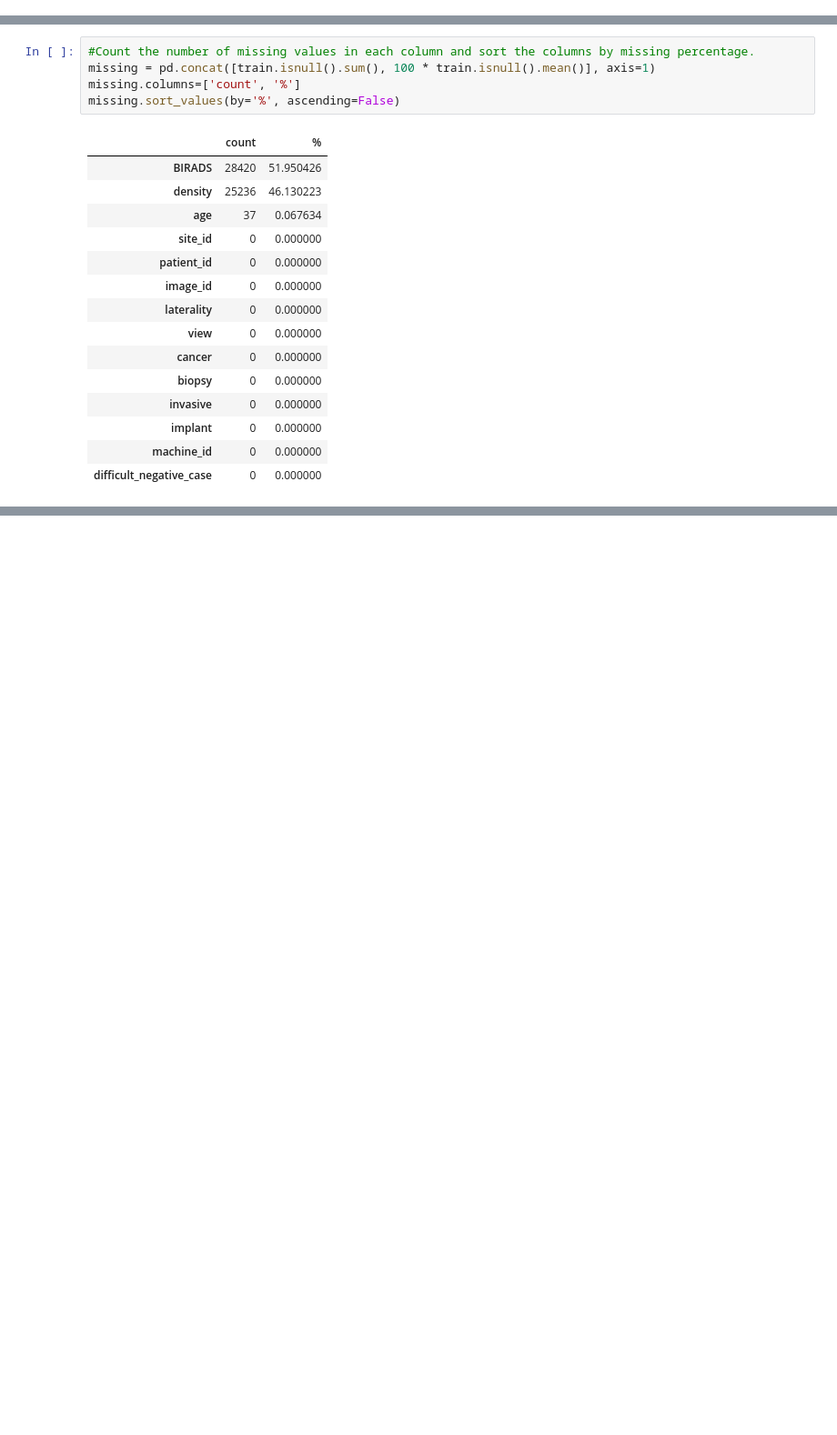
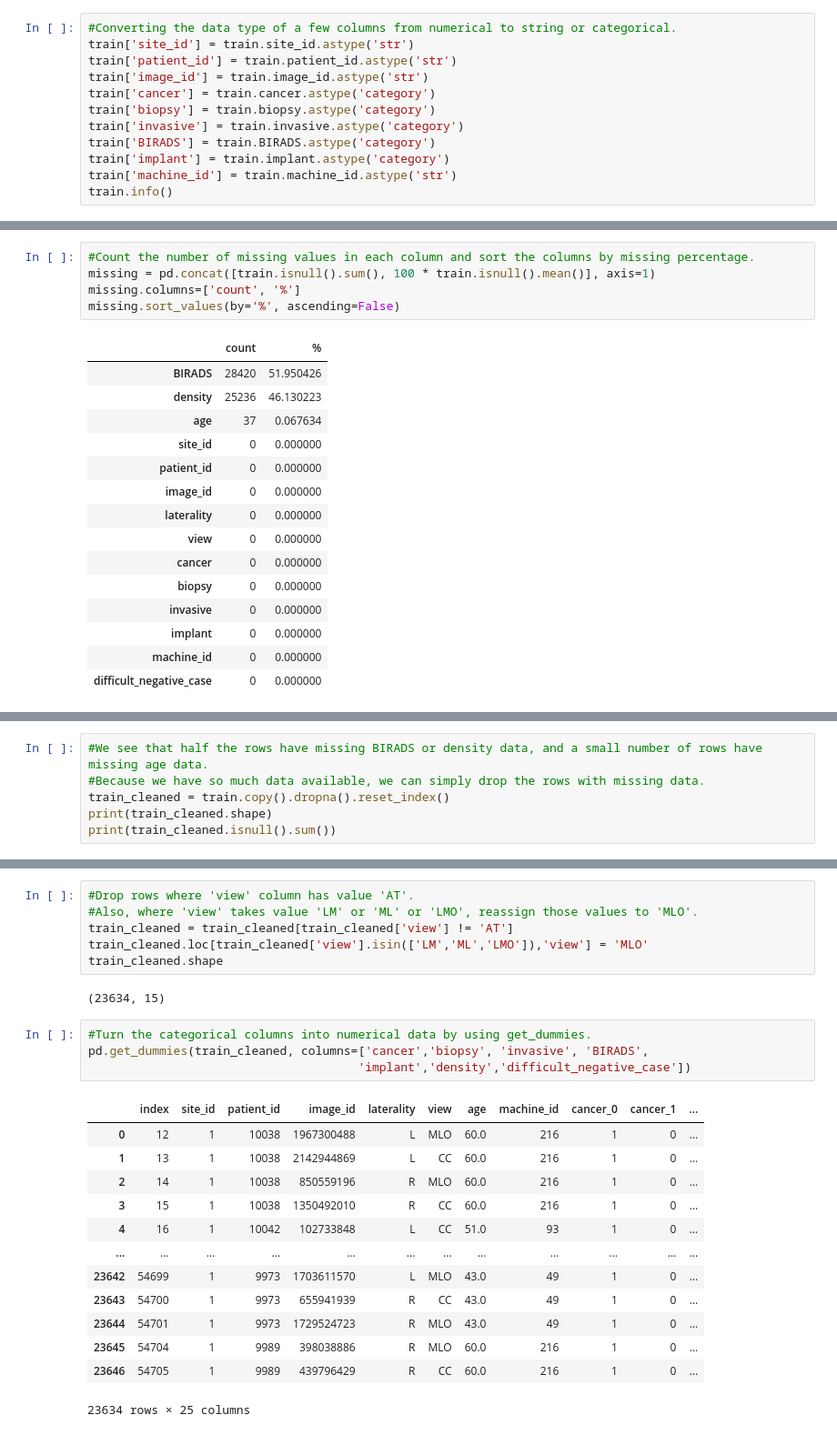
Before and after one commit to nhongphuc/RSNA-breast-cancer-detection, a Jupyter notebook: rsna-breast-cancer-detection-data-wrangling.ipynb, the cells around one changed output, grey strips where cells are left out. Shown: that part at 91% size. Saved outputs shown, nothing was run; the diff lists cells and outputs as text; blank space fills up the shorter version.

Commit message:
Kaggle Notebook | RSNA breast cancer detection - Data Wrangling | Version 3

```diff
--- a/rsna-breast-cancer-detection-data-wrangling.ipynb
+++ b/rsna-breast-cancer-detection-data-wrangling.ipynb
@@ -93,0 +126,12 @@ MONOCHROME1
+# %%
+#Converting the data type of a few columns from numerical to string or categorical.
+train['site_id'] = train.site_id.astype('str')
+train['patient_id'] = train.patient_id.astype('str')
+train['image_id'] = train.image_id.astype('str')
+train['cancer'] = train.cancer.astype('category')
+train['biopsy'] = train.biopsy.astype('category')
+train['invasive'] = train.invasive.astype('category')
+train['BIRADS'] = train.BIRADS.astype('category')
+train['implant'] = train.implant.astype('category')
+train['machine_id'] = train.machine_id.astype('str')
+train.info()
@@ -136,0 +213,6 @@ Name: image_id, dtype: int64
+# %%
+#We see that half the rows have missing BIRADS or density data, and a small number of rows have missing age data.
+#Because we have so much data available, we can simply drop the rows with missing data.
+train_cleaned = train.copy().dropna().reset_index()
+print(train_cleaned.shape)
+print(train_cleaned.isnull().sum())
@@ -136,0 +237,26 @@ Name: image_id, dtype: int64
+# %%
+#Drop rows where 'view' column has value 'AT'.
+#Also, where 'view' takes value 'LM' or 'ML' or 'LMO', reassign those values to 'MLO'.
+train_cleaned = train_cleaned[train_cleaned['view'] != 'AT']
+train_cleaned.loc[train_cleaned['view'].isin(['LM','ML','LMO']),'view'] = 'MLO'
+train_cleaned.shape
+# %% [output]
+(23634, 15)
+# %%
+#Turn the categorical columns into numerical data by using get_dummies.
+pd.get_dummies(train_cleaned, columns=['cancer','biopsy', 'invasive', 'BIRADS',
+                                      'implant','density','difficult_negative_case'])
+# %% [output]
+|  | index | site_id | patient_id | image_id | laterality | view | age | machine_id | cancer_0 | cancer_1 | ... |
+| 0 | 12 | 1 | 10038 | 1967300488 | L | MLO | 60.0 | 216 | 1 | 0 | ... |
+| 1 | 13 | 1 | 10038 | 2142944869 | L | CC | 60.0 | 216 | 1 | 0 | ... |
+| 2 | 14 | 1 | 10038 | 850559196 | R | MLO | 60.0 | 216 | 1 | 0 | ... |
+| 3 | 15 | 1 | 10038 | 1350492010 | R | CC | 60.0 | 216 | 1 | 0 | ... |
+| 4 | 16 | 1 | 10042 | 102733848 | L | CC | 51.0 | 93 | 1 | 0 | ... |
+| ... | ... | ... | ... | ... | ... | ... | ... | ... | ... | ... | ... |
+| 23642 | 54699 | 1 | 9973 | 1703611570 | L | MLO | 43.0 | 49 | 1 | 0 | ... |
+| 23643 | 54700 | 1 | 9973 | 655941939 | R | CC | 43.0 | 49 | 1 | 0 | ... |
+| 23644 | 54701 | 1 | 9973 | 1729524723 | R | MLO | 43.0 | 49 | 1 | 0 | ... |
+| 23645 | 54704 | 1 | 9989 | 398038886 | R | MLO | 60.0 | 216 | 1 | 0 | ... |
+| 23646 | 54705 | 1 | 9989 | 439796429 | R | CC | 60.0 | 216 | 1 | 0 | ... |
+23634 rows × 25 columns
```
Also changed, not shown: parts of 19 cells of this notebook.
